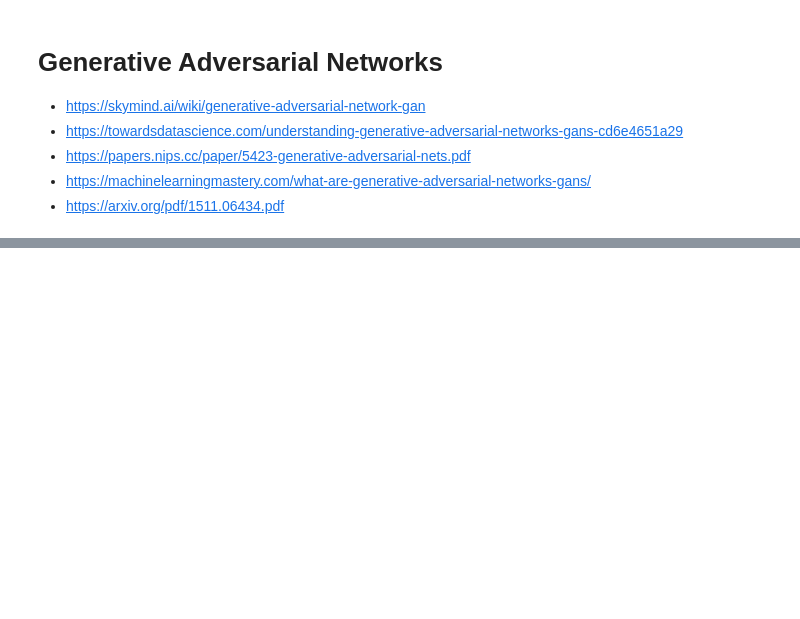
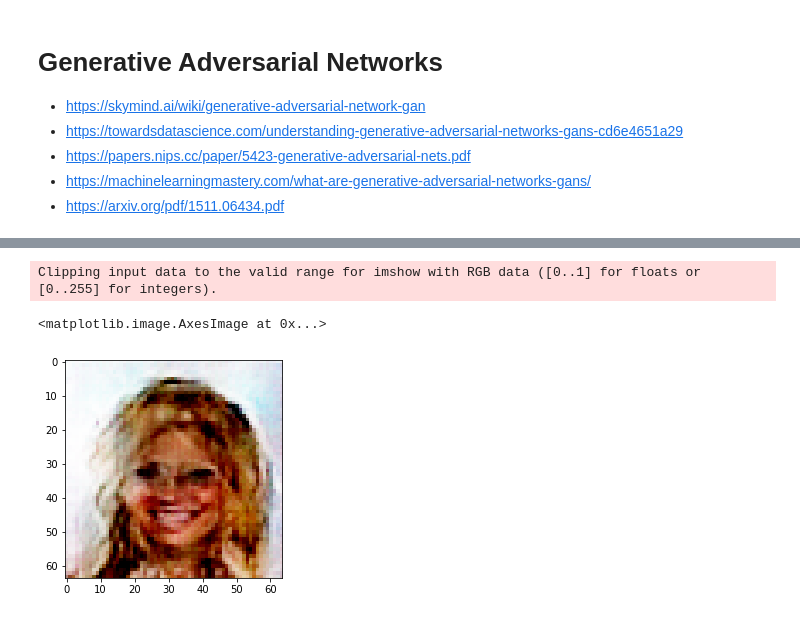
Before and after one commit to darrahts/deeplearning, a Jupyter notebook: GenerativeAdversarialNetwork.ipynb, the cells around one changed output, grey strips where cells are left out. Saved outputs shown, nothing was run; the diff lists cells and outputs as text; code cells hidden in the pictures; blank space fills up the shorter version.

Commit message:
added GAN sample and results

```diff
--- a/GenerativeAdversarialNetwork.ipynb
+++ b/GenerativeAdversarialNetwork.ipynb
@@ -479,11 +479,6 @@ class DCGAN(object):
                     )
 
         # save a plot of the costs
-        plt.clf()
-        plt.plot(d_costs, label='discriminator cost')
-        plt.plot(g_costs, label='generator cost')
-        plt.legend()
-        plt.savefig('cost_vs_iteration.png')
         return d_costs, g_costs
 
     def sample(self, n):
@@ -651,0 +637,10 @@ X[0]
+# %%
+with tf.device('/gpu:0'):
+    gan = DCGAN(dim, colors, d_sizes, g_sizes)
+    d, g = gan.fit(X)
+
+plt.clf()
+plt.plot(d, label='discriminator cost')
+plt.plot(g, label='generator cost')
+plt.legend()
+plt.savefig('cost_vs_iteration.png')
@@ -651,0 +677,6 @@ X[0]
+# %%
+plt.imshow(gan.sample(1).reshape(64,64,3))
+# %% [output]
+Clipping input data to the valid range for imshow with RGB data ([0..1] for floats or [0..255] for integers).
+<matplotlib.image.AxesImage at 0x...>
+[figure, added]
```
Also changed, not shown: parts of 5 cells of this notebook.
